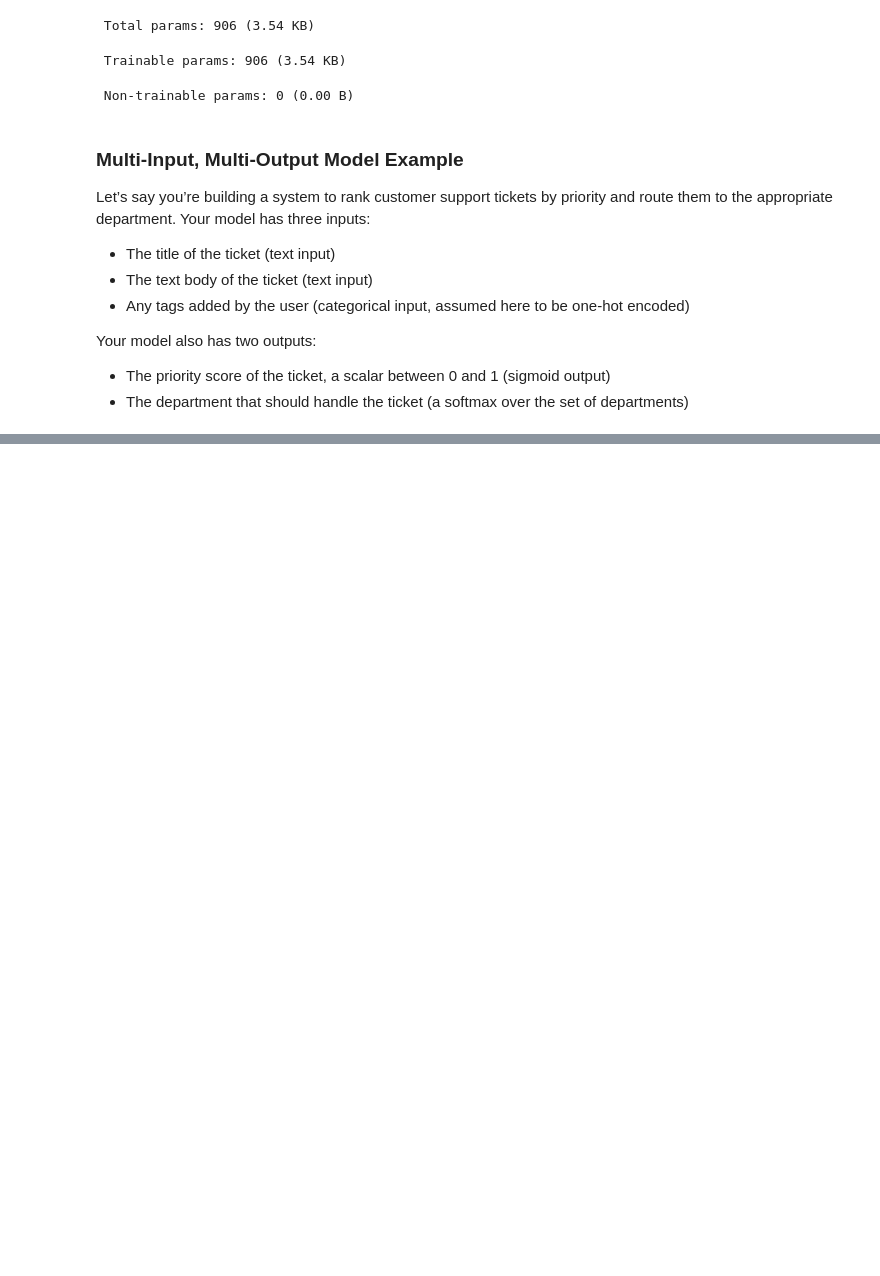
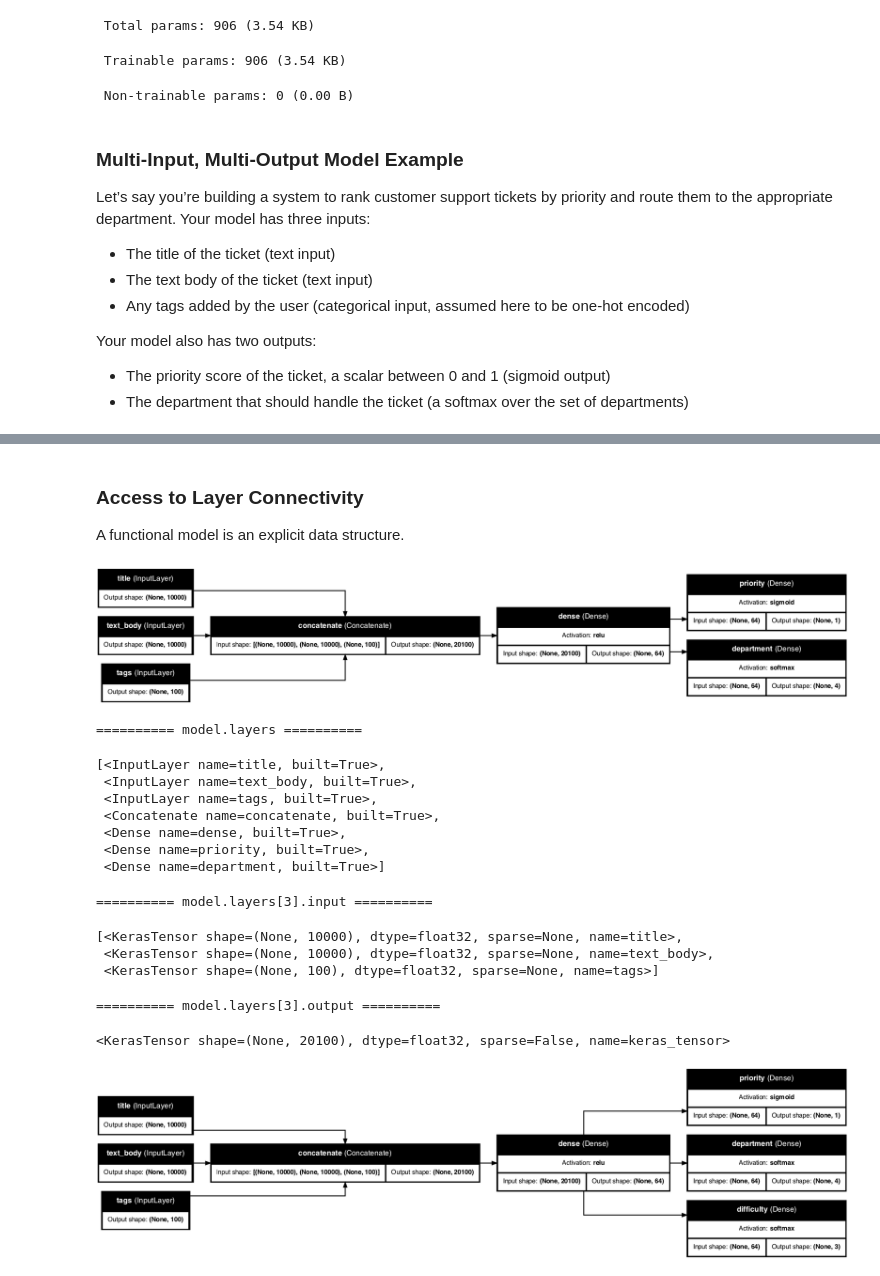
Before and after one commit to gari715135/deep-learning-intro-course, a Jupyter notebook: 7 Working with Keras - A deep dive/ch7_notes.ipynb, the cells around one changed output, grey strips where cells are left out. Cells and saved outputs as stored; diff of their text form; code cells hidden in the pictures; blank space fills up the shorter version.

```diff
--- a/7 Working with Keras - A deep dive/ch7_notes.ipynb
+++ b/7 Working with Keras - A deep dive/ch7_notes.ipynb
@@ -219,0 +255,69 @@ Model: "functional_1"
+# %% [markdown]
+### Access to Layer Connectivity
+A functional model is an explicit data structure.
+# %%
+# Inspect how models are connected
+# None in tensor shape represents batch size - any size is allowed
+display(
+    keras.utils.plot_model(
+        model,
+        show_shapes=True,
+        show_layer_activations=True,
+        show_trainable=False,
+        dpi=75,
+        expand_nested=False,
+        rankdir="LR",
+        show_dtype=False,
+        show_layer_names=True,
+    )
+)
+print("\n")
+
+# Access to layer connectivity means we can reuse nodes
+# 1. Retrieving inputs/outputs of functional layer
+print("========== model.layers ==========")
+display(model.layers)
+print("\n")
+print("========== model.layers[3].input ==========")
+display(model.layers[3].input)
+print("\n")
+print("========== model.layers[3].output ==========")
+display(model.layers[3].output)
+
+# 2. Creating a new model by reusing intermediate layer outputs
+features = model.layers[4].output
+difficulty = layers.Dense(3, activation="softmax", name="difficulty")(features)
+new_model = keras.Model(
+    inputs=[title, text_body, tags], outputs=[priority, department, difficulty]
+)
+
+display(
+    keras.utils.plot_model(
+        new_model,
+        show_shapes=True,
+        show_layer_activations=True,
+        show_trainable=False,
+        dpi=75,
+        expand_nested=False,
+        rankdir="LR",
+        show_dtype=False,
+        show_layer_names=True,
+    )
+)
+# %% [output]
+[figure, added]
+========== model.layers ==========
+[<InputLayer name=title, built=True>,
+ <InputLayer name=text_body, built=True>,
+ <InputLayer name=tags, built=True>,
+ <Concatenate name=concatenate, built=True>,
+ <Dense name=dense, built=True>,
+ <Dense name=priority, built=True>,
+ <Dense name=department, built=True>]
+========== model.layers[3].input ==========
+[<KerasTensor shape=(None, 10000), dtype=float32, sparse=None, name=title>,
+ <KerasTensor shape=(None, 10000), dtype=float32, sparse=None, name=text_body>,
+ <KerasTensor shape=(None, 100), dtype=float32, sparse=None, name=tags>]
+========== model.layers[3].output ==========
+<KerasTensor shape=(None, 20100), dtype=float32, sparse=False, name=keras_tensor>
+[figure, added]
```
Also changed, not shown: parts of 6 cells of this notebook.
